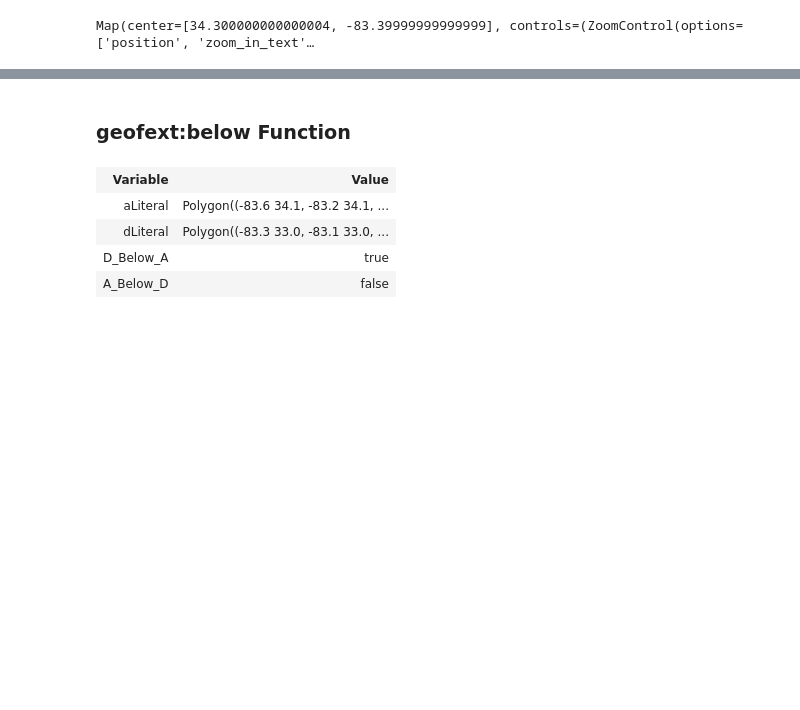
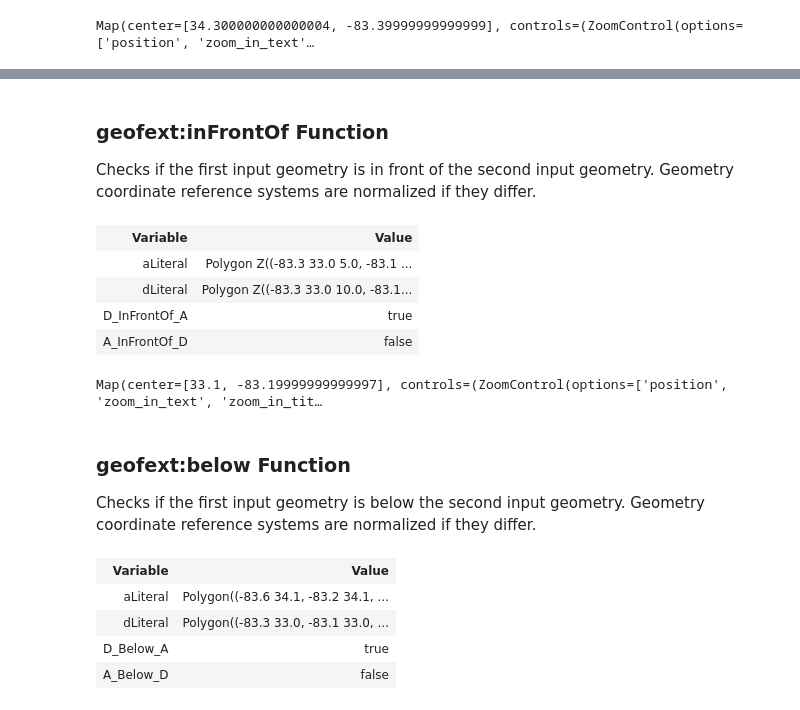
Before and after one commit to situx/rdflib-geosparql, a Jupyter notebook: GeoSPARQLExt.ipynb, the cells around one changed output, grey strips where cells are left out. Saved outputs shown, nothing was run; the diff lists cells and outputs as text; code cells hidden in the pictures; blank space fills up the shorter version.

```diff
--- a/GeoSPARQLExt.ipynb
+++ b/GeoSPARQLExt.ipynb
@@ -275,5 +329,33 @@ Map(center=[33.1, -83.19999999999997], controls=(ZoomControl(options=['position'
+# %% [markdown]
+### geofext:inFrontOf Function
+
+Checks if the first input geometry is in front of the second input geometry. Geometry coordinate reference systems are normalized if they differ.
+# %%
+processQueryResults(g.query(
+"""
+PREFIX my: <http://example.org/ApplicationSchema#>
+PREFIX geo: <"""+str(GEO)+""">
+PREFIX geof: <"""+str(GEOFEXT)+""">
+PREFIX xsd: <http://www.w3.org/2001/XMLSchema#>
+SELECT ?aLiteral ?dLiteral (xsd:boolean(?beloww) as ?D_InFrontOf_A) (xsd:boolean(?nbeloww) as ?A_InFrontOf_D)
+WHERE {
+  BIND("Polygon Z((-83.3 33.0 5.0, -83.1 33.0 5.0, -83.1 33.2 5.0, -83.3 33.2 5.0, -83.3 33.0 5.0))"^^geo:wktLiteral AS ?aLiteral)
+  BIND("Polygon Z((-83.3 33.0 10.0, -83.1 33.0 10.0, -83.1 33.2 10.0, -83.3 33.2 10.0, -83.3 33.0 10.0))"^^geo:wktLiteral AS ?dLiteral)
+  BIND (geof:inFrontOf(?aLiteral, ?dLiteral) as ?nbeloww)
+  BIND (geof:inFrontOf(?dLiteral, ?aLiteral) as ?beloww)
+}
+"""),["aLiteral","dLiteral"],None)
+# %% [output]
+| Variable | Value |
+| aLiteral | Polygon Z((-83.3 33.0 5.0, -83.1 ... |
+| dLiteral | Polygon Z((-83.3 33.0 10.0, -83.1... |
+| D_InFrontOf_A | true |
+| A_InFrontOf_D | false |
+Map(center=[33.1, -83.19999999999997], controls=(ZoomControl(options=['position', 'zoom_in_text', 'zoom_in_tit…
 # %% [markdown]
 ### geofext:below Function
+
+Checks if the first input geometry is below the second input geometry. Geometry coordinate reference systems are normalized if they differ.
 # %%
 processQueryResults(g.query(
 """
```
Also changed, not shown: parts of 147 cells of this notebook, 4 other files.
